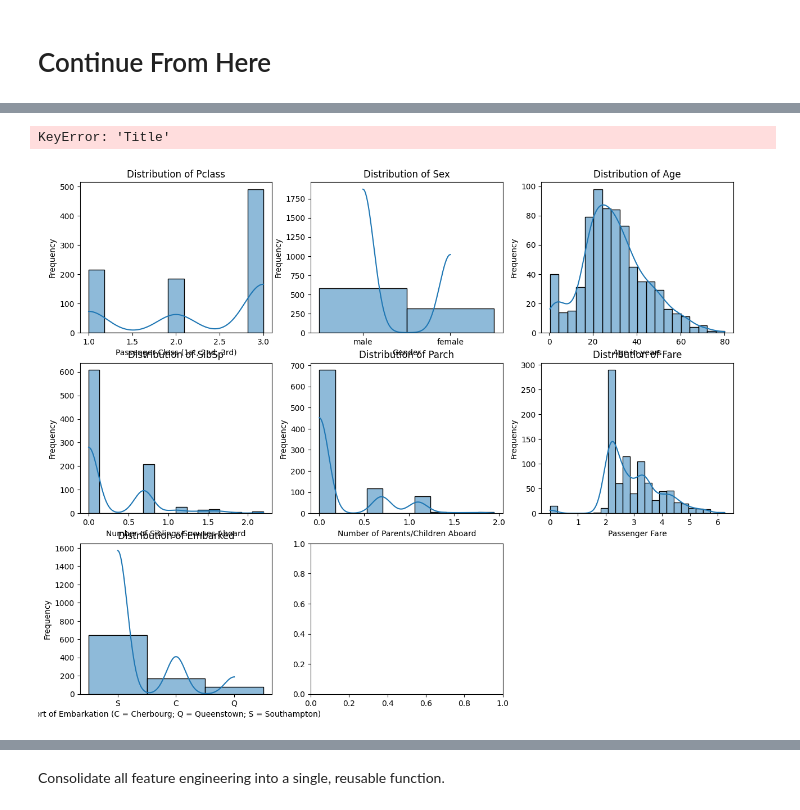
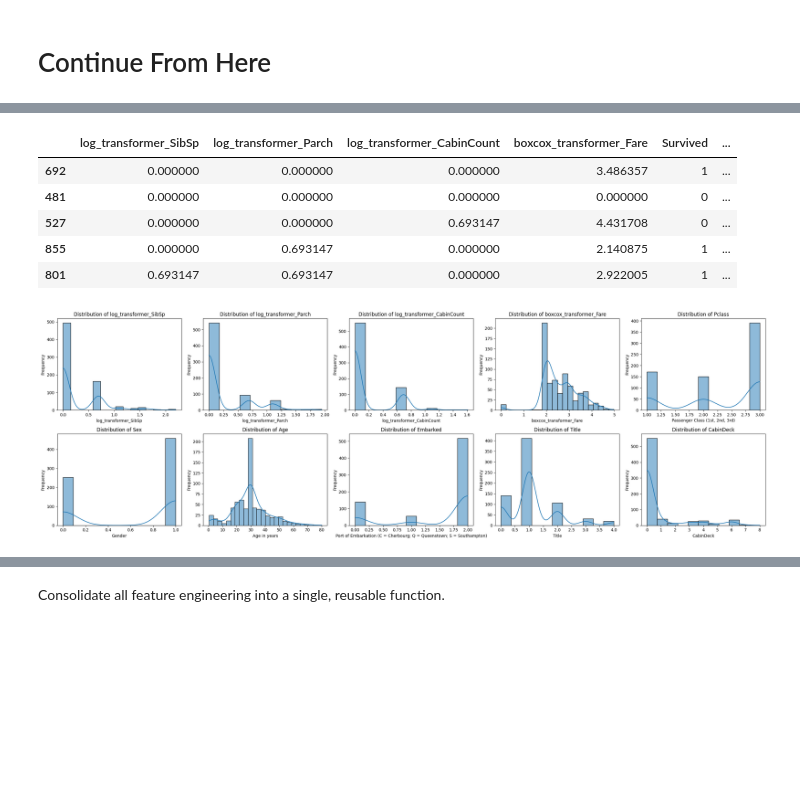
Before and after one commit to ArthurgLeonida/UFSC-DAS410108-Algorithms-DataToML, a Jupyter notebook: youtube.ipynb, the cells around one changed output, grey strips where cells are left out. Saved outputs shown, nothing was run; the diff lists cells and outputs as text; code cells hidden in the pictures; blank space fills up the shorter version.

```diff
--- a/youtube.ipynb
+++ b/youtube.ipynb
@@ -360,5 +370,5 @@ Feature: CabinCount, Min: 0, Max: 4, Skewness: 2.5458179262975302
 # %%
-# Apply Box-Cox transformation to highly skewed features
+# Apply Box-Cox transformation
 class BoxCoxTransformer(BaseEstimator, TransformerMixin):
     """
     Applies the Box-Cox transformation to a list of specified numerical columns.
@@ -371,34 +381,68 @@ class BoxCoxTransformer(BaseEstimator, TransformerMixin):
     def fit(self, X, y=None):
         # Learn the optimal lambda for each feature from the training data
         for feature in self.features:
-            _, self.lambdas_[feature] = boxcox(X[feature])
+            feature_data = X[feature] + 1  # Box-Cox requires positive values
+            _, self.lambdas_[feature] = boxcox(feature_data)
         return self
 
     def transform(self, X):
         for feature in self.features:
+            feature_data = X[feature] + 1
             # Apply the transformation using the lambda learned during fit
-            X[feature] = boxcox(X[feature], lmbda=self.lambdas_[feature])
+            X[feature] = boxcox(feature_data, lmbda=self.lambdas_[feature])
         return X
+
+# Apply log1p transformation
+def apply_log_transform(X):
+    """Applies a log1p transformation."""
+    return np.log1p(X)
 # %%
-features_to_log_transform = ['Fare', 'SibSp', 'Parch']
+features_to_bc_transform = ['Fare']
+features_to_log_transform = ['SibSp', 'Parch', 'CabinCount']
 
-df_eng = df.copy()
+preprocessor = ColumnTransformer(
+    transformers=[
+        ('log_transformer', FunctionTransformer(apply_log_transform), features_to_log_transform),
+        ('boxcox_transformer', BoxCoxTransformer(features=features_to_bc_transform), features_to_bc_transform)
+    ],
+    remainder='passthrough' # Keep other columns ('Age')
+)
 
-for feature in features_to_log_transform:
-    df_eng[feature] = df_eng[feature].apply(lambda x: np.log1p(x) if x >= 0 else x)
+transform_pipeline = Pipeline(steps=[
+    ('preprocessor', preprocessor)
+])
+
+df_eng_train = transform_pipeline.fit_transform(df_eng_train)
+df_eng_val = transform_pipeline.transform(df_eng_val)
+
+df_eng_train.columns = df_eng_train.columns.str.replace('remainder__', '').str.replace('log_transformer__', 'log_transformer_').str.replace('boxcox_transformer__', 'boxcox_transformer_')
+df_eng_val.columns = df_eng_val.columns.str.replace('remainder__', '').str.replace('log_transformer__', 'log_transformer_').str.replace('boxcox_transformer__', 'boxcox_transformer_')
+
+df_eng_train.head()
+# %% [output]
+|  | log_transformer_SibSp | log_transformer_Parch | log_transformer_CabinCount | boxcox_transformer_Fare | Survived | ... |
+| 692 | 0.000000 | 0.000000 | 0.000000 | 3.486357 | 1 | ... |
+| 481 | 0.000000 | 0.000000 | 0.000000 | 0.000000 | 0 | ... |
+| 527 | 0.000000 | 0.000000 | 0.693147 | 4.431708 | 0 | ... |
+| 855 | 0.000000 | 0.693147 | 0.000000 | 2.140875 | 1 | ... |
+| 801 | 0.693147 | 0.693147 | 0.000000 | 2.922005 | 1 | ... |
-# %%
-plt.figure(figsize=(5 * cols, 4 * rows))
-
-for i, feature in enumerate(numeric_features):
-    plt.subplot(rows, cols, i + 1)
-    sns.histplot(df_eng[feature].dropna(), kde=True)
-    plt.title(f'Distribution of {feature}')
-    plt.xlabel(features_description.get(feature, feature))
-    plt.ylabel('Frequency')
-
-plt.tight_layout()
-plt.show()
-# %% [output]
-KeyError: 'Title'
-[figure, removed]
+# %%
+numeric_features = df_eng_train.drop(columns=['Survived']).select_dtypes(include=['number']).columns
+num_plots = len(numeric_features)
+cols = 5
+rows = (num_plots + cols - 1) // cols
+
+plt.figure(figsize=(5 * cols, 4 * rows))
+
+for i, feature in enumerate(numeric_features):
+    plt.subplot(rows, cols, i + 1)
+    sns.histplot(df_eng_train[feature].dropna(), kde=True)
+    plt.title(f'Distribution of {feature}')
+    plt.xlabel(features_description.get(feature, feature))
+    plt.ylabel('Frequency')
+
+plt.tight_layout()
+plt.show()
+# %% [output]
+[figure, added]
 # %%
```
Also changed, not shown: parts of 29 cells of this notebook.
